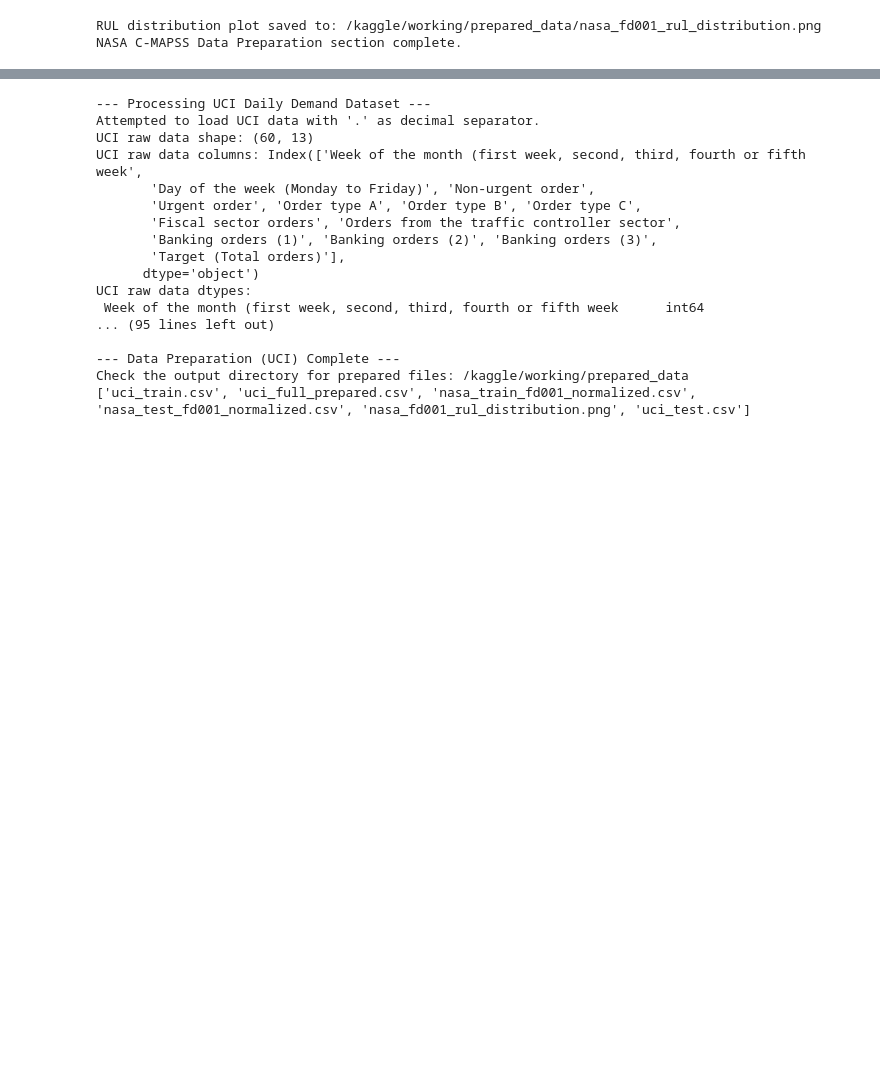
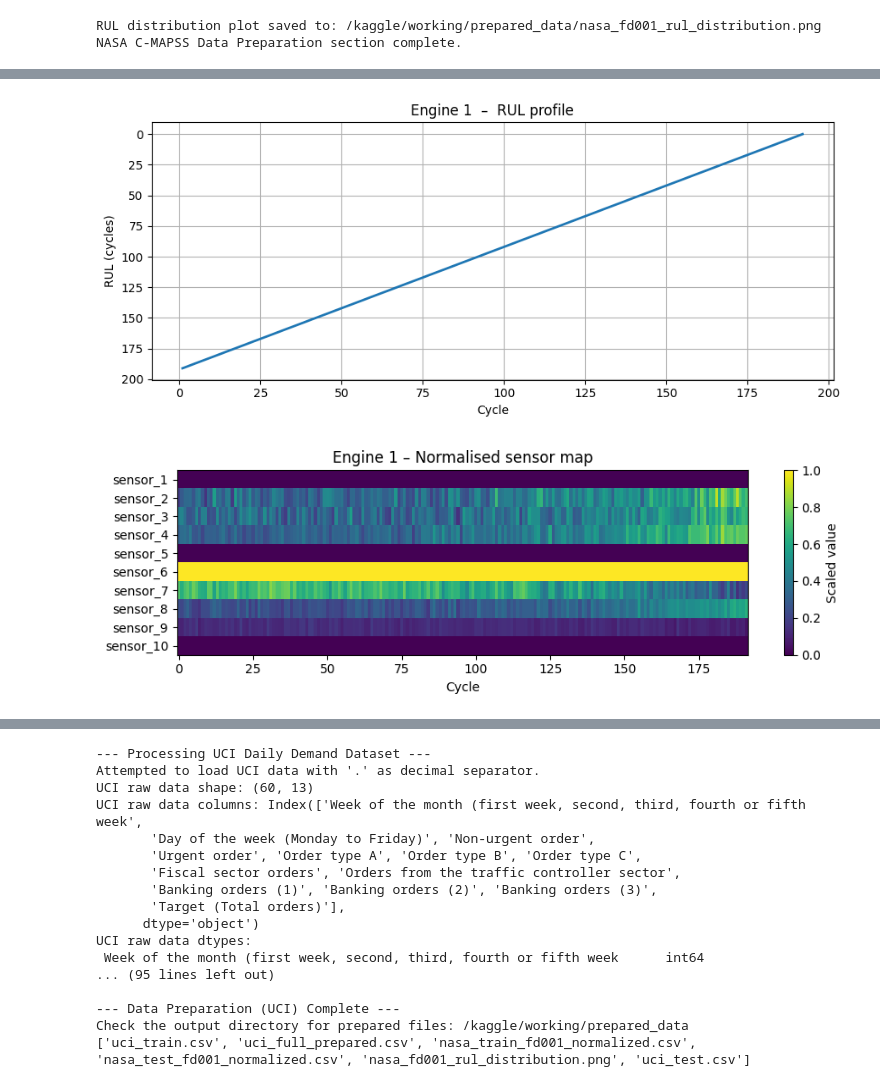
Before and after one commit to bajwasarim/demand_forecast, a Jupyter notebook: demand_forecasting.ipynb, the cells around one changed output, grey strips where cells are left out. Saved outputs shown, nothing was run; the diff lists cells and outputs as text; code cells hidden in the pictures; blank space fills up the shorter version.

```diff
--- a/demand_forecasting.ipynb
+++ b/demand_forecasting.ipynb
@@ -14,11 +14,11 @@ try:
     # Verify the contents of the downloaded path.
     print(f"Contents of downloaded dataset: {os.listdir(cache_path)}")
 
-    cmaps_path_in_cache = os.path.join(cache_path, 'CMaps')
-    if os.path.exists(cmaps_path_in_cache):
-        print(f"Contents of CMaps directory in cache: {os.listdir(cmaps_path_in_cache)}")
+    nasa_data_dir_actual = os.path.join(cache_path, 'CMaps')
+    if os.path.exists(nasa_data_dir_actual):
+        print(f"Contents of CMaps directory in cache: {os.listdir(nasa_data_dir_actual)}")
     else:
-        print(f"CMaps directory not found in cache at {cmaps_path_in_cache}")
+        print(f"CMaps directory not found in cache at {nasa_data_dir_actual}")
 
 
 except Exception as e:
@@ -252,11 +265,11 @@ NASA data reading functions defined.
 print("\n--- Processing NASA C-MAPSS FD001 Dataset ---")
 
 # Ensure nasa_data_dir is defined and exists
-nasa_data_dir_actual = '/kaggle/input/nasa-cmaps/CMaps'
+# Use the actual path from the download cell, checked in Cell 1
+# nasa_data_dir_actual = '/kaggle/input/nasa-cmaps/CMaps' # Old hardcoded path
 
-
-if not os.path.isdir(nasa_data_dir_actual):
-    print(f"FATAL: NASA data directory '{nasa_data_dir_actual}' not found. Please check the download path.")
+if 'nasa_data_dir_actual' not in globals() or not nasa_data_dir_actual or not os.path.isdir(nasa_data_dir_actual):
+    print(f"FATAL: NASA data directory '{nasa_data_dir_actual}' not found or not set correctly. Please check the download path in Cell 1.")
 else:
     try:
         # Read training data
@@ -406,3 +419,65 @@ Normalized NASA FD001 datasets saved:
 [figure]
 RUL distribution plot saved to: /kaggle/working/prepared_data/nasa_fd001_rul_distribution.png
 NASA C-MAPSS Data Preparation section complete.
+# %%
+from matplotlib.ticker import FuncFormatter
+
+# -----------------------------
+# 0. Safety checks
+# -----------------------------
+assert 'train_fd001_normalized' in globals(), "Run the preprocessing cell first."
+assert 'test_fd001_normalized'  in globals(), "Run the preprocessing cell first."
+
+print("\n=== Quick dataset sanity‑check ===")
+print(f"Train rows: {len(train_fd001_normalized):,}  |  Test rows: {len(test_fd001_normalized):,}")
+print(f"Unique train engines: {train_fd001_normalized['unit'].nunique()}")
+
+# -----------------------------
+# 1.  Single‑engine trajectory preview
+# -----------------------------
+eg_unit = train_fd001_normalized['unit'].iloc[0]   # first engine id
+eg_df   = train_fd001_normalized[train_fd001_normalized['unit']==eg_unit]
+
+fig, ax1 = plt.subplots(figsize=(9,4))
+ax1.plot(eg_df['cycle'], eg_df['RUL'], label='RUL', lw=2)
+ax1.set_title(f'Engine {eg_unit}  –  RUL profile')
+ax1.set_xlabel('Cycle'); ax1.set_ylabel('RUL (cycles)');
+ax1.invert_yaxis(); ax1.grid(True)
+plt.tight_layout()
+fig_path1 = os.path.join(output_dir, f'engine_{eg_unit}_rul_profile.png')
+fig.savefig(fig_path1); print(f"Saved: {fig_path1}")
+
+# -----------------------------
+# 2.  Sensor heat‑map (first 10 sensors)
+# -----------------------------
+sensors   = [c for c in eg_df.columns if c.startswith('s')][:10]
+fig, ax = plt.subplots(figsize=(9,3))
+im = ax.imshow(eg_df[sensors].T, aspect='auto', interpolation='nearest', cmap='viridis')
+ax.set_yticks(range(len(sensors))); ax.set_yticklabels(sensors)
+ax.set_xlabel('Cycle'); ax.set_title(f'Engine {eg_unit} – Normalised sensor map')
+cbar = fig.colorbar(im, ax=ax); cbar.ax.set_ylabel('Scaled value')
+plt.tight_layout()
+fig_path2 = os.path.join(output_dir, f'engine_{eg_unit}_sensor_heatmap.png')
+fig.savefig(fig_path2); print(f"Saved: {fig_path2}")
+
+# -----------------------------
+# 3.  Intermittent demand series (all engines, aggregated)
+# -----------------------------
+THRESH  = 30     # keep in sync with your conversion logic
+WINDOW  = 5
+
+events = (train_fd001_normalized['RUL'] <= THRESH).groupby(train_fd001_normalized['cycle']).any().astype(int)
+demand = events.rolling(window=WINDOW).sum().fillna(0).astype(int)
+
+fig, ax = plt.subplots(figsize=(10,3))
+ax.step(demand.index, demand.values, where='post', lw=1.8)
+ax.set_title(f'Aggregated spare‑parts demand (window={WINDOW}, threshold={THRESH})')
+ax.set_xlabel('Global cycle'); ax.set_ylabel('Demand events')
+ax.yaxis.set_major_formatter(FuncFormatter(lambda y, _: '%d' % y))
+ax.grid(True, axis='y', ls='--', alpha=.4)
+plt.tight_layout()
+fig_path3 = os.path.join(output_dir,'fd001_intermittent_demand_series.png')
+fig.savefig(fig_path3); print(f"Saved: {fig_path3}")
+
+print("\n=== Exploration complete. Figures written to output_dir ===")
+# %% [output]
@@ -408,0 +492,2 @@ NASA C-MAPSS Data Preparation section complete.
+[figure, added]
+[figure, added]
```
Also changed, not shown: parts of 3 cells of this notebook.
